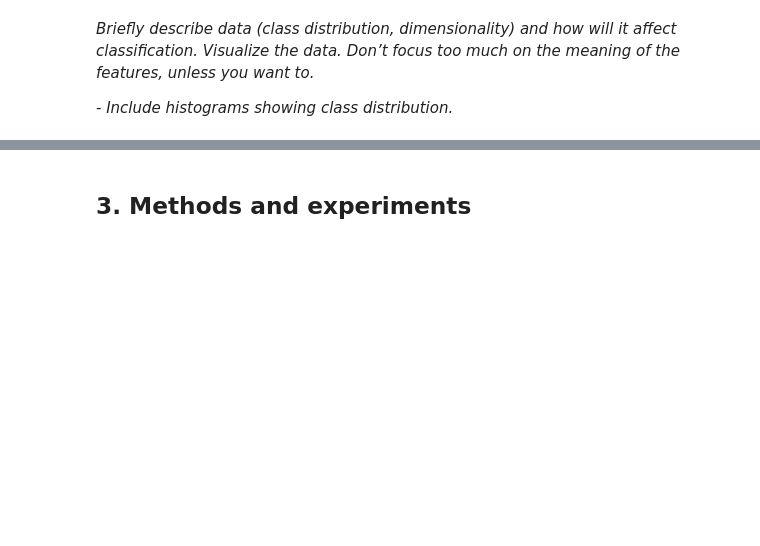
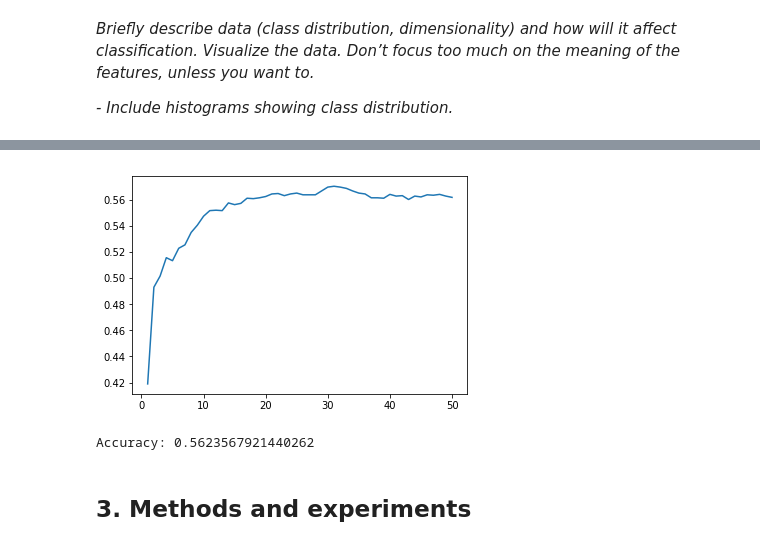
Before and after one commit to abdullahkhan93/MLBP-2018, a Jupyter notebook: Project Report.ipynb, the cells around one changed output, grey strips where cells are left out. Saved outputs shown, nothing was run; the diff lists cells and outputs as text; code cells hidden in the pictures; blank space fills up the shorter version.

Commit message:
Added k nearest neighbors

```diff
--- a/Project Report.ipynb
+++ b/Project Report.ipynb
@@ -225,0 +279,5 @@ plt.show()
+# %%
+logreg = LogReg(C = 1.85, max_iter = 7500, solver ='sag', multi_class = 'multinomial', n_jobs = -2)
+logreg.fit(XTrainSet, YTrainSet.ravel())
+predictTrain = logreg.predict(XTrainSet)
+print('Training Accuracy: ', met.accuracy_score(predictTrain, YTrainSet))
@@ -225,0 +289,15 @@ plt.show()
+# %%
+from sklearn.neighbors import KNeighborsClassifier
+from sklearn.metrics import confusion_matrix
+
+k_array = []
+acc = []
+for k in range(50):
+    neigh = KNeighborsClassifier(n_neighbors=k+1, n_jobs = -2)
+    neigh.fit(XTrainSet, YTrainSet.ravel())
+    predLabels = neigh.predict(XTestSet)
+    conf = confusion_matrix(YTestSet, predLabels)
+    accuracy = np.trace(conf)/np.sum(conf)
+    k_array.append(k+1)
+    acc.append(accuracy)
+    print('Accuracy:', accuracy,'with', k+1, 'neighbors')
@@ -225,0 +322,17 @@ plt.show()
+# %%
+import matplotlib.pyplot as plt
+plt.figure()
+plt.plot(k_array,acc)
+plt.show()
+# %% [output]
+[figure, added]
+# %%
+neigh = KNeighborsClassifier(n_neighbors=20, n_jobs = -2)
+neigh.fit(XTrainSet, YTrainSet)
+predLabels = neigh.predict(XTestSet)
+conf = confusion_matrix(YTestSet, predLabels)
+accuracy = np.trace(conf)/np.sum(conf)
+print('Accuracy:', accuracy)
+logloss = neigh.predict_proba(XTestSet)
+# %% [output]
+Accuracy: 0.5623567921440262
```
Also changed, not shown: parts of 6 cells of this notebook.
